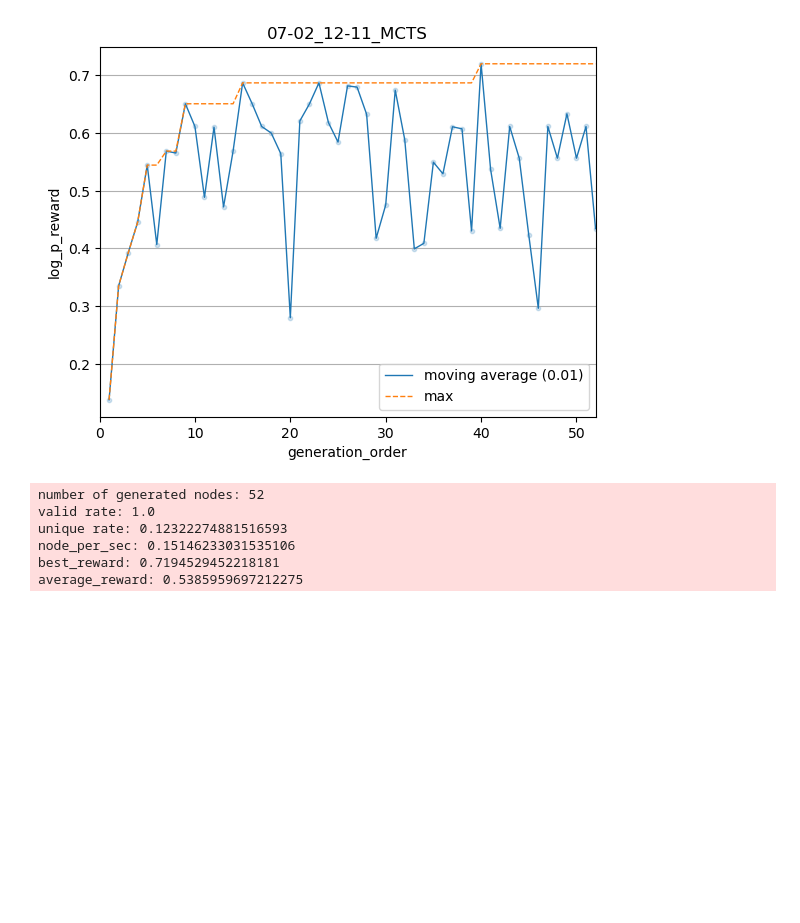
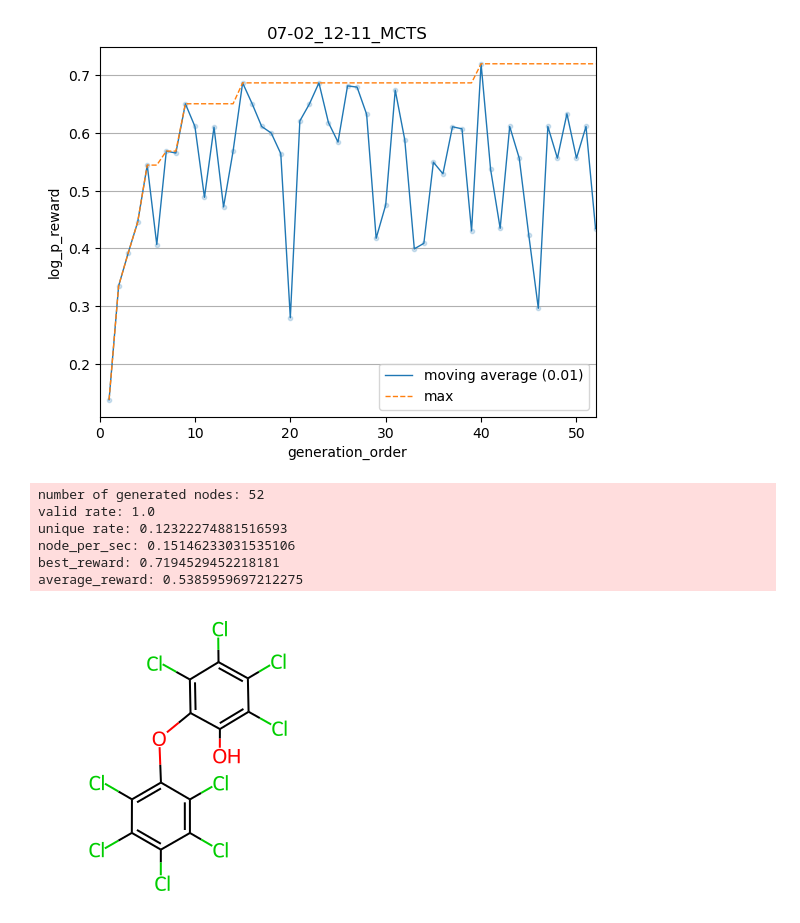
Before and after one commit to molecule-generator-collection/ChemTSv3, a Jupyter notebook: sandbox/generation.ipynb, the cells around one changed output. Saved outputs shown, nothing was run; the diff lists cells and outputs as text; code cells hidden in the pictures; blank space fills up the shorter version.

```diff
--- a/sandbox/generation.ipynb
+++ b/sandbox/generation.ipynb
@@ -68,6 +68,15 @@ average_reward: 0.5385959697212275
 generator.generate(time_limit=conf.get("time_limit") - generator.passed_time, max_generations=conf.get("max_generations") - len(generator.unique_keys))
 generator.plot(**conf.get("plot_args", {}))
 generator.analyze()
+# %%
+from node import MolStringNode
+from language import SELFIES
+from utils import draw_mol
+x = MolStringNode.node_from_key("[O][C][=C][Branch1][C][Cl][C][Branch1][C][Cl][=C][Branch1][C][Cl][C][Branch1][C][Cl][=C][Ring1][#Branch2][O][C][=C][Branch1][C][Cl][C][Branch1][C][Cl][=C][Branch1][C][Cl][C][Branch1][C][Cl][=C][Ring1][#Branch2][Cl]", lang=SELFIES())
+mol = x.mol()
+draw_mol(mol)
+# %% [output]
+[figure, added]
 # %%
 #save mcts
 save_path = generator.output_dir() + "save.mcts"
```
Also changed, not shown: 2 other files.
